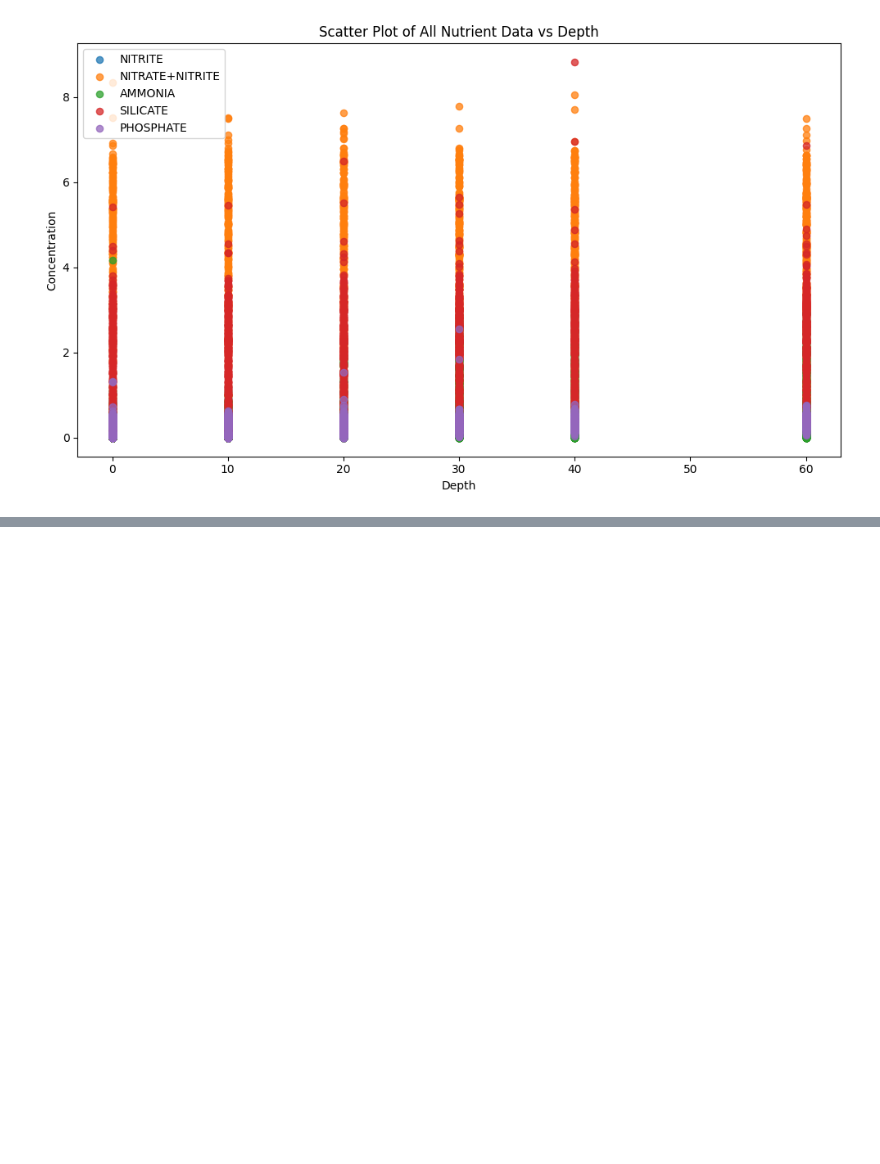
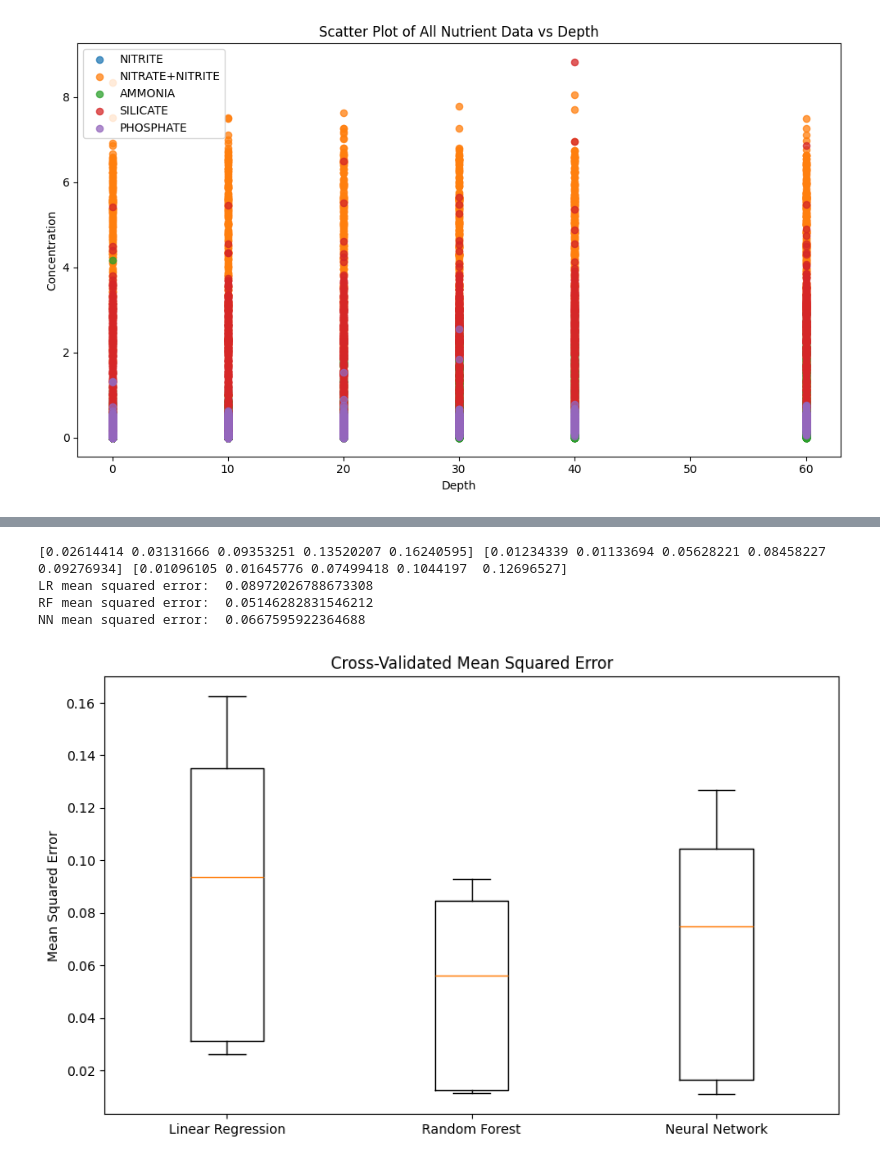
Before and after one commit to BenD2006/comp2002, a Jupyter notebook: COMP2002.ipynb, the cells around one changed output, grey strips where cells are left out. Drawn from its saved outputs; the diff is of its cells as text; code cells hidden in the pictures; blank space fills up the shorter version.

```diff
--- a/COMP2002.ipynb
+++ b/COMP2002.ipynb
@@ -23,41 +30,57 @@ plt.show()
 # %% [output]
 [figure]
 # %%
+# Function to filter out outliers based on the IQR method for a specific column
 def filter_by_column(data, column_name):
+    # Check if the inputted column exists in the provided data
     if column_name in data.columns:
+        # Check if the required depth column exists in the provided data
         if "Depth" not in data.columns:
+            # If the depth column does not exist, raise a ValueError with an appropriate message
             raise ValueError("Column 'Depth' does not exist in the Data.")
 
+        # Directly copy the data to a new set without modifying the original data
         data_new = data.copy()
 
+        # Sort the data, using the depth column to ensure that the quantile calculations are performed correctly for each depth level
         data_new = data_new.sort_values("Depth", kind="mergesort").reset_index(drop=True)
 
+        # Calculate the first and third quartiles (Q1 and Q3) for the specified column, grouped by depth
         q1 = data_new.groupby("Depth")[column_name].quantile(0.25)
         q3 = data_new.groupby("Depth")[column_name].quantile(0.75)
 
+        # Calculate the interquartile range (IQR) for the specified column, grouped by depth
         iqr = q3 - q1
 
+        # Using the IQR, calculating the lower and upper bounds to detect outliers for the specified column, grouped by depth
         lower_bound = q1 - 1.5 * iqr
         upper_bound = q3 + 1.5 * iqr
 
+        # Using the pandas map function, apply the calculated lower and upper bounds to the original data based on the depth values, creating two new series that represent the lower and upper bounds for each row in the original data
         lower_mapped = data_new["Depth"].map(lower_bound)
         upper_mapped = data_new["Depth"].map(upper_bound)
 
+        # Filter the original data to include only rows where the values in the specified column are within the calculated lower and upper bounds, grouped by depth
         filtered_data = data_new[
             (data_new[column_name] >= lower_mapped) &
             (data_new[column_name] <= upper_mapped)
         ]
 
+        # Reset the indexes of the filtered data to keep the sequential nature of the data intact after the outliers are removed
         filtered_data = filtered_data.reset_index(drop=True)
 
+        # Return the filtered data, which contains only the rows where the values in the specified column are within the calculated bounds for each depth level
         return filtered_data
 
+    # If the specified column does not exist in the provided data, raise a ValueError
     else:
+        # If the column does not exist, raise a ValueError
         raise ValueError(f"Column '{column_name}' does not exist in the Data.")
 
-columns_to_clean = ['NITRATE+NITRITE', 'AMMONIA', 'SILICATE', 'PHOSPHATE']
-clean_data = data.copy()
-for col in columns_to_clean:
-    clean_data = filter_by_column(clean_data, col)
-
-print(clean_data)
+# List of columns to clean using the filter_by_column function
+#columns_to_clean = ['NITRATE+NITRITE', 'AMMONIA', 'SILICATE', 'PHOSPHATE']
+# Create a clean copy of the data to work on
+#clean_data = data.copy()
+# Definite iteration over the columns to clean, applying the filter function to each column.
+#for col in columns_to_clean:
+   #clean_data = filter_by_column(clean_data, col)
@@ -122,0 +148,23 @@ Neural Network predicted:    0.10814529992949377
+# %%
+lr_mean_squared_error = -cross_val_score(lr_model, x_train_scaled, y_train, cv=5, scoring='neg_mean_squared_error')
+rf_mean_squared_error = -cross_val_score(rf_model, x_train_scaled, y_train, cv=5, scoring='neg_mean_squared_error')
+nn_mean_squared_error = -cross_val_score(nn_model, x_train_scaled, y_train, cv=5, scoring='neg_mean_squared_error')
+print(lr_mean_squared_error, rf_mean_squared_error, nn_mean_squared_error)
+
+print("LR mean squared error: ", lr_mean_squared_error.mean())
+print("RF mean squared error: ", rf_mean_squared_error.mean())
+print("NN mean squared error: ", nn_mean_squared_error.mean())
+# %% [output]
+[0.02614414 0.03131666 0.09353251 0.13520207 0.16240595] [0.01234339 0.01133694 0.05628221 0.08458227 0.09276934] [0.01096105 0.01645776 0.07499418 0.1044197  0.12696527]
+LR mean squared error:  0.08972026788673308
+RF mean squared error:  0.05146282831546212
+NN mean squared error:  0.0667595922364688
+# %%
+# Box Plot
+plt.figure(figsize=(10, 6))
+plt.boxplot([lr_mean_squared_error, rf_mean_squared_error, nn_mean_squared_error], labels=['Linear Regression', 'Random Forest', 'Neural Network'])
+plt.ylabel('Mean Squared Error')
+plt.title('Cross-Validated Mean Squared Error')
+plt.show()
+# %% [output]
+[figure, added]
```
Also changed, not shown: parts of 6 cells of this notebook.
